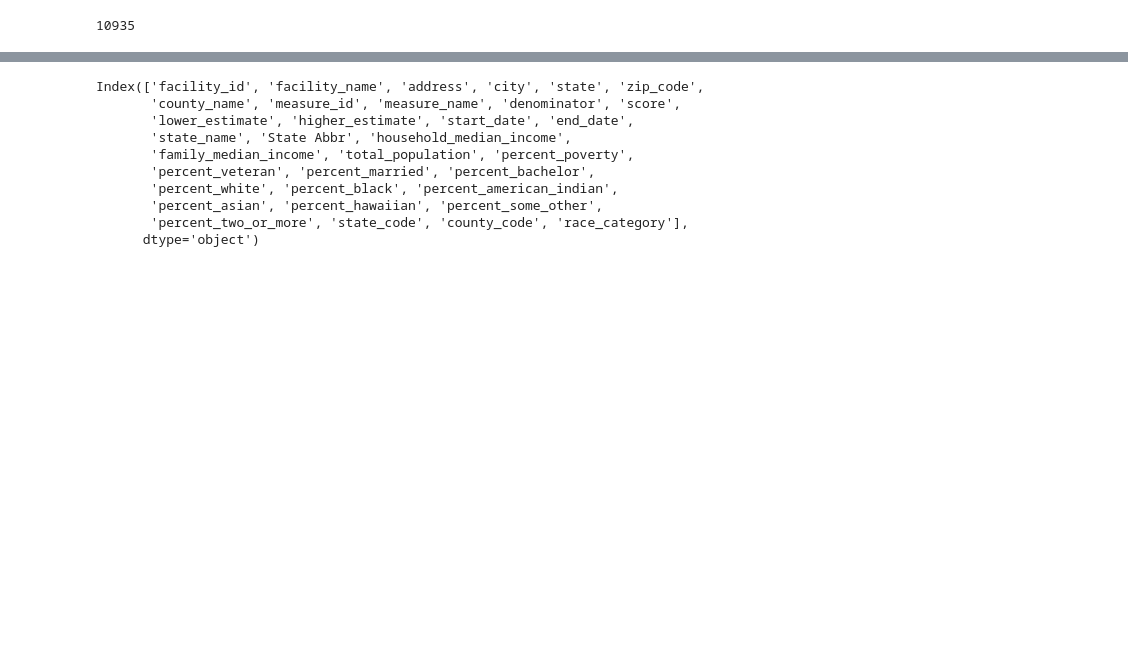
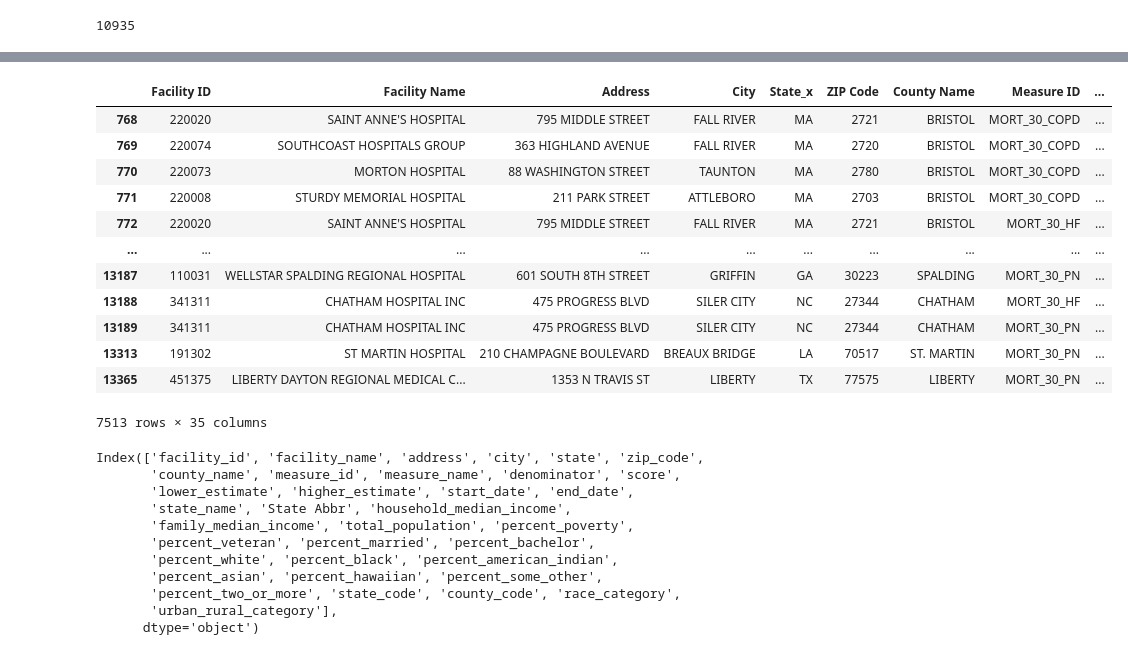
Before and after one commit to fisher1916/healthcare-disparities, a Jupyter notebook: ETL/load_data.ipynb, the cells around one changed output, grey strips where cells are left out. Saved outputs shown, nothing was run; the diff lists cells and outputs as text; code cells hidden in the pictures; blank space fills up the shorter version.

Commit message:
added rural_urban

```diff
--- a/ETL/load_data.ipynb
+++ b/ETL/load_data.ipynb
@@ -211,7 +212,7 @@ len(cms_merged_df)
 # %% [output]
 13461
 # %%
-cms_merged_df = cms_merged_df.astype({'Percent One Race Black+':'float', 'Percent One Race White': 'float'})
+cms_merged_df = cms_merged_df.astype({'Percent One Race Black+':'float', 'Percent One Race White': 'float', 'Total Population': 'int'})
 # %%
 cms_merged_df.dtypes
 # %% [output]
@@ -310,3 +326,26 @@ len(white_black_df)
+# %%
+def get_urban_rural(x):
+    if x <= 50000:
+        return 'RURAL'
+    else:
+        return 'URBAN'
+# %%
+white_black_df['urban_rural_category'] = white_black_df['Total Population'].apply(get_urban_rural)
+white_black_df[white_black_df['urban_rural_category'] == 'URBAN']
+# %% [output]
+|  | Facility ID | Facility Name | Address | City | State_x | ZIP Code | County Name | Measure ID | ... |
+| 768 | 220020 | SAINT ANNE'S HOSPITAL | 795 MIDDLE STREET | FALL RIVER | MA | 2721 | BRISTOL | MORT_30_COPD | ... |
+| 769 | 220074 | SOUTHCOAST HOSPITALS GROUP | 363 HIGHLAND AVENUE | FALL RIVER | MA | 2720 | BRISTOL | MORT_30_COPD | ... |
+| 770 | 220073 | MORTON HOSPITAL | 88 WASHINGTON STREET | TAUNTON | MA | 2780 | BRISTOL | MORT_30_COPD | ... |
+| 771 | 220008 | STURDY MEMORIAL HOSPITAL | 211 PARK STREET | ATTLEBORO | MA | 2703 | BRISTOL | MORT_30_COPD | ... |
+| 772 | 220020 | SAINT ANNE'S HOSPITAL | 795 MIDDLE STREET | FALL RIVER | MA | 2721 | BRISTOL | MORT_30_HF | ... |
+| ... | ... | ... | ... | ... | ... | ... | ... | ... | ... |
+| 13187 | 110031 | WELLSTAR SPALDING REGIONAL HOSPITAL | 601 SOUTH 8TH STREET | GRIFFIN | GA | 30223 | SPALDING | MORT_30_PN | ... |
+| 13188 | 341311 | CHATHAM HOSPITAL INC | 475 PROGRESS BLVD | SILER CITY | NC | 27344 | CHATHAM | MORT_30_HF | ... |
+| 13189 | 341311 | CHATHAM HOSPITAL INC | 475 PROGRESS BLVD | SILER CITY | NC | 27344 | CHATHAM | MORT_30_PN | ... |
+| 13313 | 191302 | ST MARTIN HOSPITAL | 210 CHAMPAGNE BOULEVARD | BREAUX BRIDGE | LA | 70517 | ST. MARTIN | MORT_30_PN | ... |
+| 13365 | 451375 | LIBERTY DAYTON REGIONAL MEDICAL C... | 1353 N TRAVIS ST | LIBERTY | TX | 77575 | LIBERTY | MORT_30_PN | ... |
+7513 rows × 35 columns
 # %%
 white_black_df = white_black_df.rename(
         columns={
@@ -355,7 +394,8 @@ Index(['facility_id', 'facility_name', 'address', 'city', 'state', 'zip_code',
        'percent_veteran', 'percent_married', 'percent_bachelor',
        'percent_white', 'percent_black', 'percent_american_indian',
        'percent_asian', 'percent_hawaiian', 'percent_some_other',
-       'percent_two_or_more', 'state_code', 'county_code', 'race_category'],
+       'percent_two_or_more', 'state_code', 'county_code', 'race_category',
+       'urban_rural_category'],
       dtype='object')
 # %%
 white_black_df = white_black_df[[
```
Also changed, not shown: parts of 6 cells of this notebook, 1 other file.
